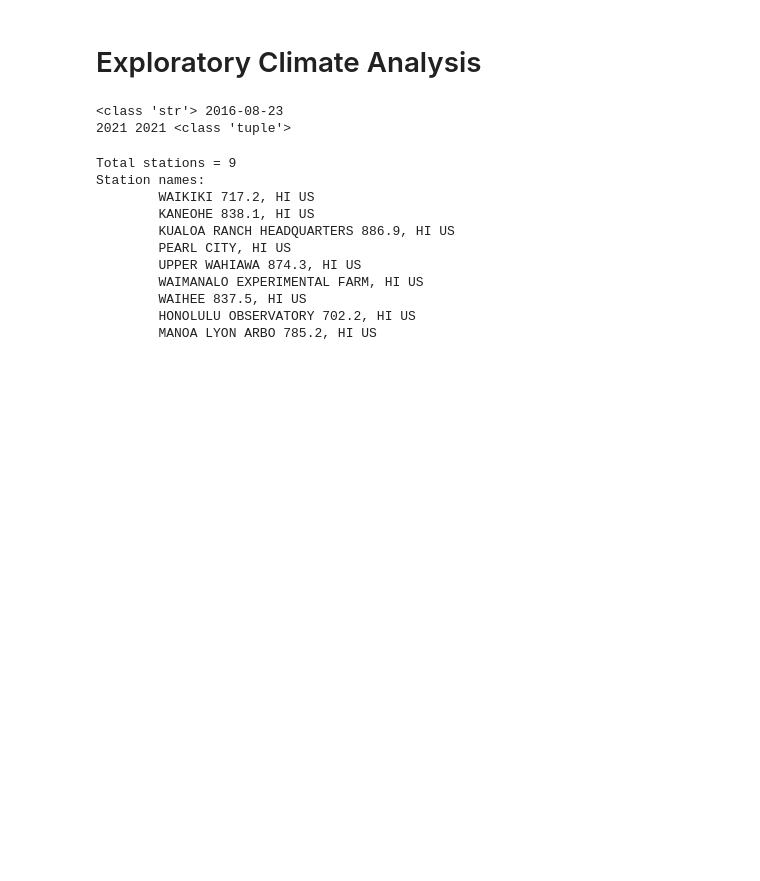
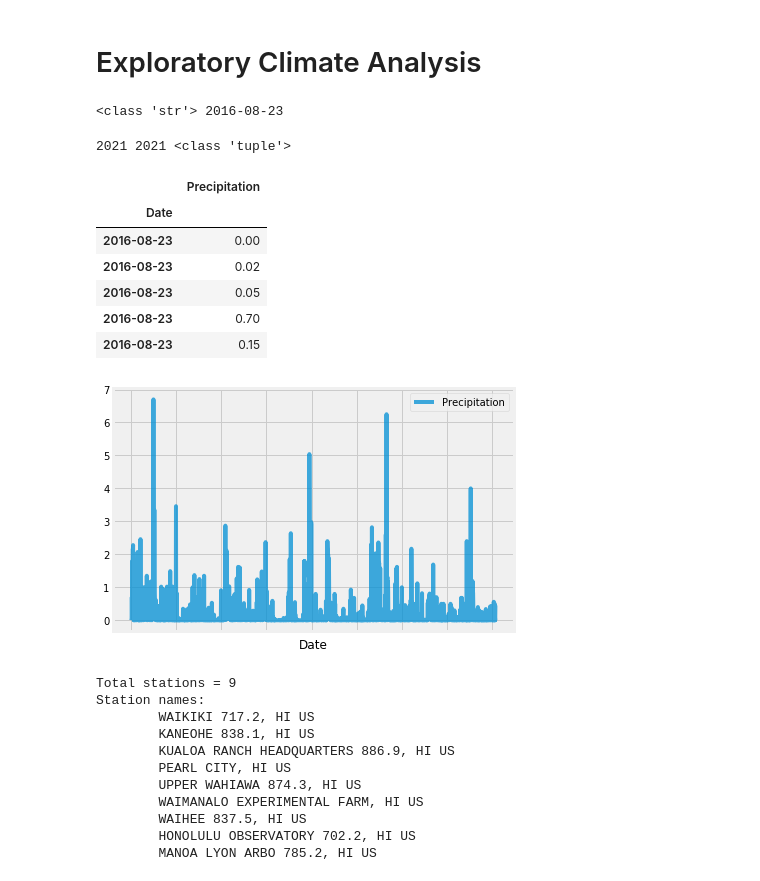
Before and after one commit to MadhukaraBS/BootCamp, a Jupyter notebook: 09-Adv-Data-Storage-Retrieval/climate.ipynb, the cells around one changed output. Saved outputs shown, nothing was run; the diff lists cells and outputs as text; code cells hidden in the pictures; blank space fills up the shorter version.

```diff
--- a/09-Adv-Data-Storage-Retrieval/climate.ipynb
+++ b/09-Adv-Data-Storage-Retrieval/climate.ipynb
@@ -89,27 +83,30 @@ first_row.__dict__
 from datetime import timedelta as td
 lastyear = dt.date.today() - td(365)
 #today = dt.date.today().strftime("%Y-%m-%d")
+# %%
+from sqlalchemy import and_
+import matplotlib.dates as mdates
+from matplotlib import style
+style.use('fivethirtyeight')
+# Design a query to retrieve the last 12 months of precipitation data and plot the results
+#  prec_data = session.query(Measurement.date > last_year).limit(5).all()
+last_entry = session.query(Measurement).order_by(Measurement.date.desc())
+
+#  Print the date from the last 15 entries
+# for i in last_entry.limit(15).all():
+#     print(i.date)
+
+last_entry_year = last_entry.first().__dict__['date']
+prev_year = (dt.datetime.strptime(last_entry_year, "%Y-%m-%d") -td(365)).strftime("%Y-%m-%d")
+print(type(prev_year), prev_year)
+prec_data = session.query(Measurement.date, Measurement.prcp).filter(
+    and_(Measurement.date >= prev_year, Measurement.prcp != None))
+# prec_data = session.query(Measurement).all()
+x_val, y_val = zip(*prec_data)
+# %% [output]
+<class 'str'> 2016-08-23
 # %%
-from sqlalchemy import and_
-import matplotlib.dates as mdates
-from matplotlib import style
-style.use('fivethirtyeight')
-# Design a query to retrieve the last 12 months of precipitation data and plot the results
-#  prec_data = session.query(Measurement.date > last_year).limit(5).all()
-last_entry = session.query(Measurement).order_by(Measurement.date.desc())
-
-#  Print the date from the last 15 entries
-# for i in last_entry.limit(15).all():
-#     print(i.date)
-
-last_entry_year = last_entry.first().__dict__['date']
-prev_year = (dt.datetime.strptime(last_entry_year, "%Y-%m-%d") -td(365)).strftime("%Y-%m-%d")
-print(type(prev_year), prev_year)
-prec_data = session.query(Measurement.date, Measurement.prcp).filter(
-    and_(Measurement.date >= prev_year, Measurement.prcp != None))
-# prec_data = session.query(Measurement).all()
-x_val, y_val = zip(*prec_data)
-
+%matplotlib inline
 # x_val = []
 # y_val = []
 # for i, j in prec_data:
@@ -122,35 +119,43 @@ x_val, y_val = zip(*prec_data)
 # plt.show()
 
 print(len(x_val), len(y_val), type(x_val))
 
 df = pd.DataFrame({"Date" : x_val,
                    "Precipitation" : y_val})
 df.set_index('Date', inplace=True)
 #df.sort_values(by=['Date'])
 df.sort_index(inplace=True)
-df.plot(kind='bar', alpha=0.75, rot=30)
+df.plot(alpha=0.75)
 #df.to_csv("fileOne.csv", index=True, header=True)
 # df1 = df.head(150)
 # df1.plot(kind='bar', alpha=0.75, rot=30)
 # plt.gca().xaxis_date()
 # plt.gca().xaxis.set_major_formatter(mdates.DateFormatter('%Y/%m/%d'))
 # plt.gcf().autofmt_xdate()
 plt.tight_layout()
 #  max(y_val)
 # for p in prec_data:
 #     print(p)
 # a
 
 # Save the query results as a Pandas DataFrame and set the index to the date column
 
 # Sort the dataframe by date
 
 # Use Pandas Plotting with Matplotlib to plot the data
 
 # Rotate the xticks for the dates
+df.head()
 # %% [output]
-<class 'str'> 2016-08-23
 2021 2021 <class 'tuple'>
+|  | Precipitation |
+| Date |  |
+| 2016-08-23 | 0.00 |
+| 2016-08-23 | 0.02 |
+| 2016-08-23 | 0.05 |
+| 2016-08-23 | 0.70 |
+| 2016-08-23 | 0.15 |
+[figure, added]
 # %%
 # How many stations are available in this dataset?
 total_stations = session.query(Station).count()
```
Also changed, not shown: parts of 7 cells of this notebook.
